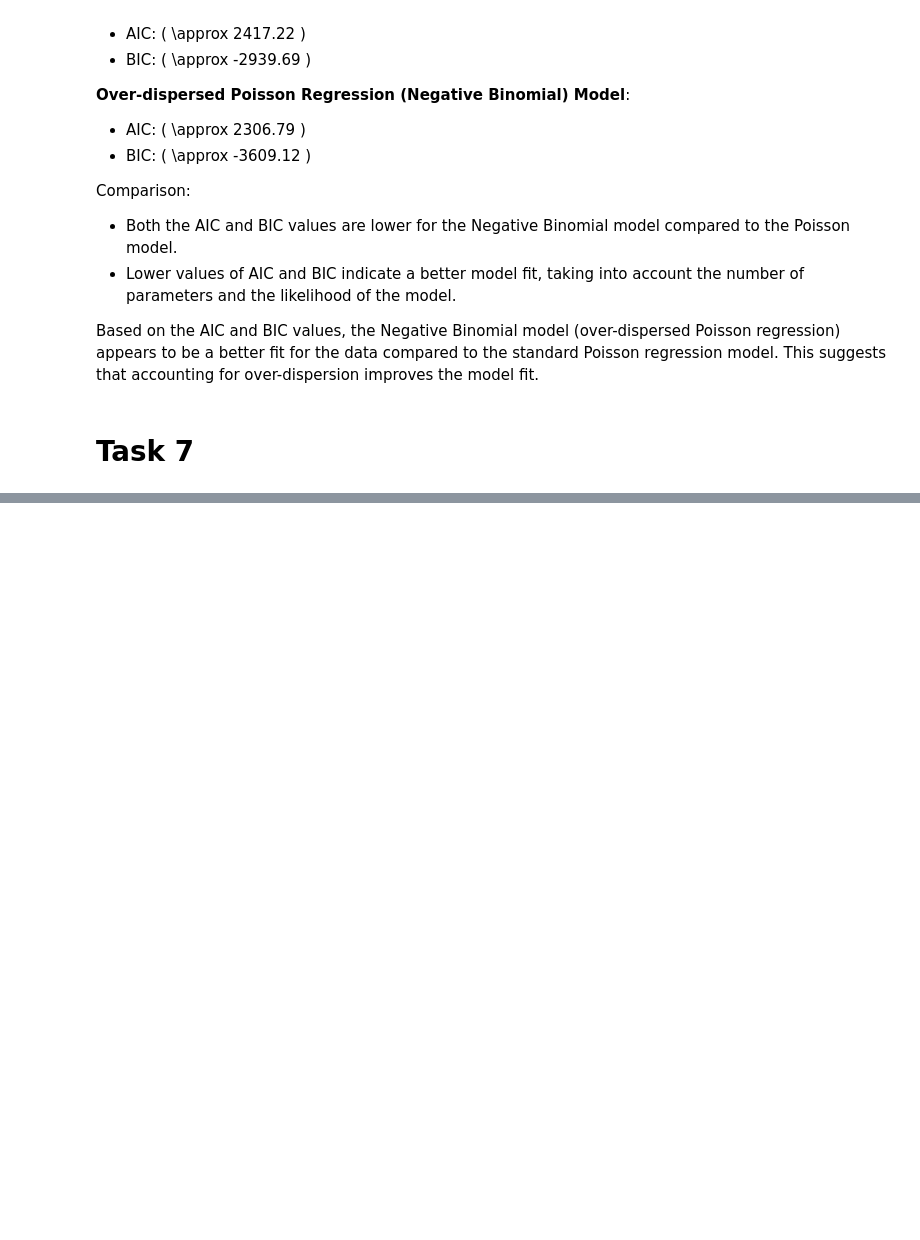
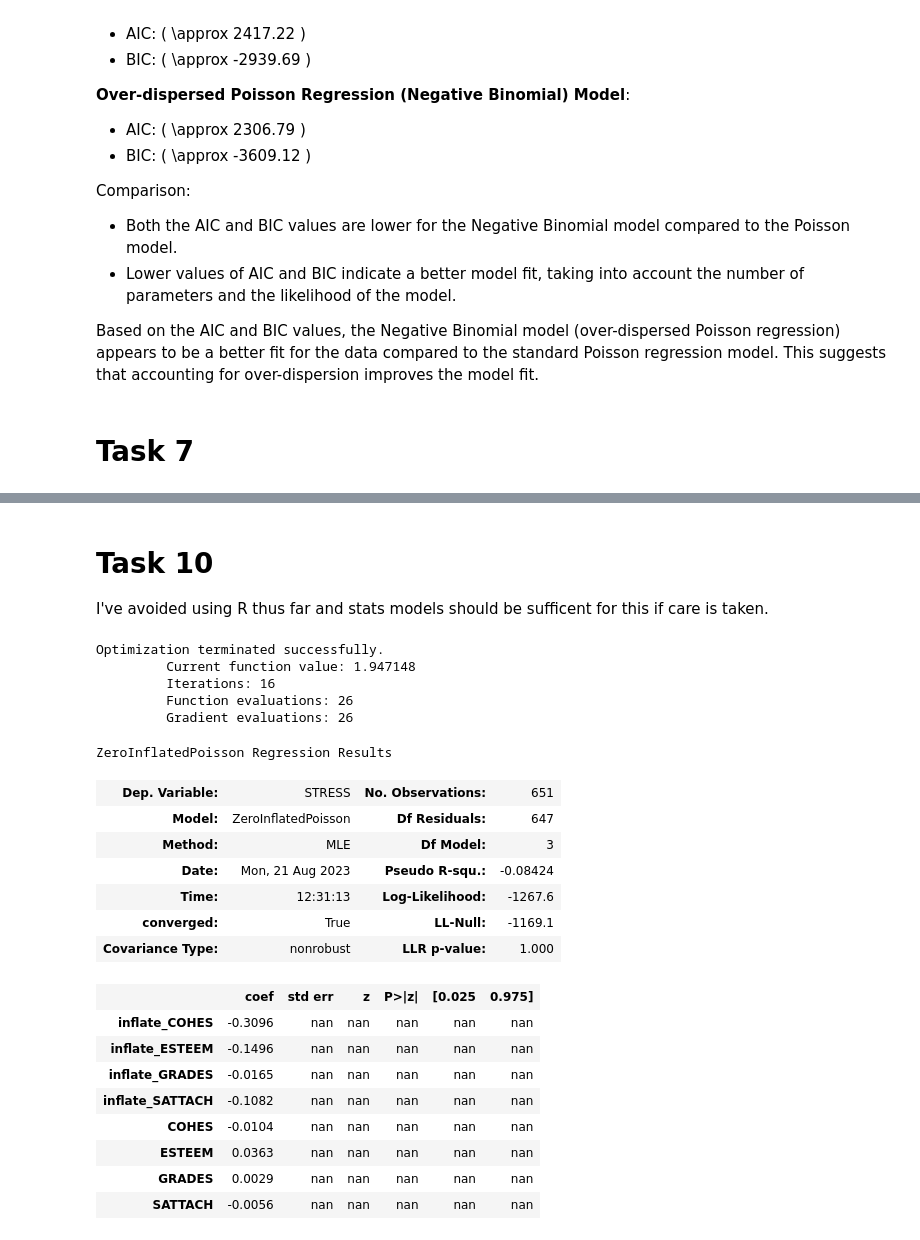
Before and after one commit to MichaelRocchio/msds_410, a Jupyter notebook: Assignment_9/rocchio_assign9.ipynb, the cells around one changed output, grey strips where cells are left out. Drawn from its saved outputs; the diff is of its cells as text; code cells hidden in the pictures; blank space fills up the shorter version.

```diff
--- a/Assignment_9/rocchio_assign9.ipynb
+++ b/Assignment_9/rocchio_assign9.ipynb
@@ -464,0 +639,31 @@ Based on the AIC and BIC values, the Negative Binomial model (over-dispersed Poi
+# %% [markdown]
+# Task 10
+
+I've avoided using R thus far and stats models should be sufficent for this if care is taken.
+# %%
+import statsmodels.discrete.count_model as cm
+zip_model_same = cm.ZeroInflatedPoisson(endog=data['STRESS'], exog=data[['COHES', 'ESTEEM', 'GRADES', 'SATTACH']], exog_infl=data[['COHES', 'ESTEEM', 'GRADES', 'SATTACH']]).fit()
+zip_model_same.summary()
+# %% [output]
+Optimization terminated successfully.
+         Current function value: 1.947148
+         Iterations: 16
+         Function evaluations: 26
+         Gradient evaluations: 26
+ZeroInflatedPoisson Regression Results
+| Dep. Variable: | STRESS | No. Observations: | 651 |
+| Model: | ZeroInflatedPoisson | Df Residuals: | 647 |
+| Method: | MLE | Df Model: | 3 |
+| Date: | Mon, 21 Aug 2023 | Pseudo R-squ.: | -0.08424 |
+| Time: | 12:31:13 | Log-Likelihood: | -1267.6 |
+| converged: | True | LL-Null: | -1169.1 |
+| Covariance Type: | nonrobust | LLR p-value: | 1.000 |
+|  | coef | std err | z | P>|z| | [0.025 | 0.975] |
+| inflate_COHES | -0.3096 | nan | nan | nan | nan | nan |
+| inflate_ESTEEM | -0.1496 | nan | nan | nan | nan | nan |
+| inflate_GRADES | -0.0165 | nan | nan | nan | nan | nan |
+| inflate_SATTACH | -0.1082 | nan | nan | nan | nan | nan |
+| COHES | -0.0104 | nan | nan | nan | nan | nan |
+| ESTEEM | 0.0363 | nan | nan | nan | nan | nan |
+| GRADES | 0.0029 | nan | nan | nan | nan | nan |
+| SATTACH | -0.0056 | nan | nan | nan | nan | nan |
```
Also changed, not shown: parts of 22 cells of this notebook.
